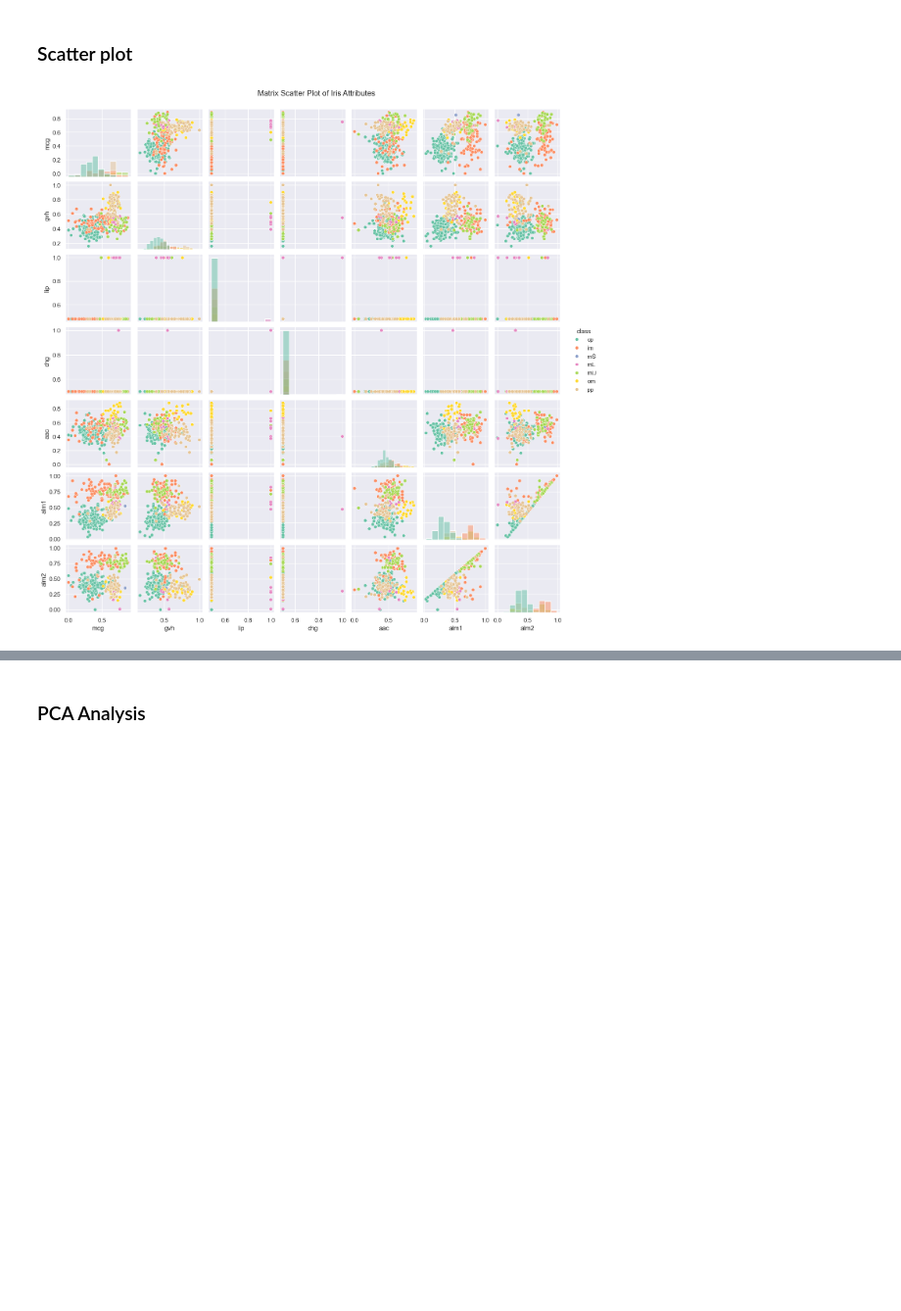
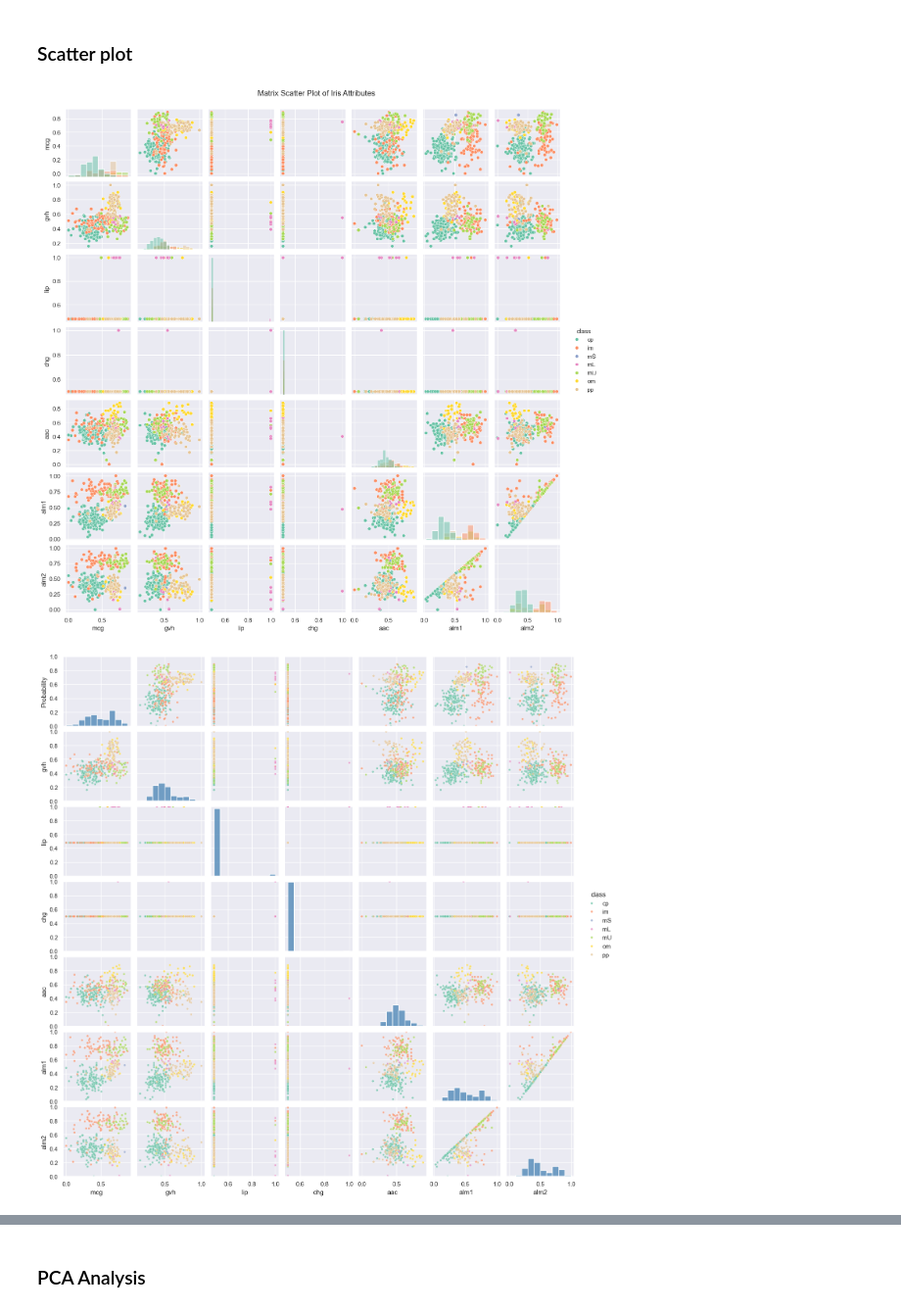
Before and after one commit to frejaroed/machine-learning-project-1, a Jupyter notebook: main.ipynb, the cells around one changed output, grey strips where cells are left out. Shown at 98% size. Drawn from its saved outputs; the diff is of its cells as text; code cells hidden in the pictures; blank space fills up the shorter version.

```diff
--- a/main.ipynb
+++ b/main.ipynb
@@ -166,10 +166,27 @@ data prior to the PC
 # %%
 # Or alternatively using Seaborn's pairplot which is more convenient for quick visualizations.
 sns.pairplot(df, hue="class", palette="Set2", diag_kind="hist", height=2.)
-plt.suptitle("Matrix Scatter Plot of Iris Attributes", y=1.02)
+
 plt.show()
+
+g = sns.pairplot(
+    df, hue="class", diag_kind=None, palette="Set2",
+    height=2., plot_kws=dict(s=15, alpha=0.7)
+)
+
+for i, var in enumerate(g.x_vars):
+    ax = g.axes[i, i]
+    ax.clear()  # ensure no diagonal artists remain
+    sns.histplot(df[var], bins=10, stat='probability',
+                 color='steelblue', edgecolor='white', ax=ax)
+    ax.set_ylim(0, 1)
+    ax.set_ylabel("Probability")
+
+
+plt.show()
 # %% [output]
-[figure, old version]
+[figure, new version]
+[figure, added]
 # %%
 sns.pairplot(df, diag_kind="hist", height=2.)
 plt.suptitle("Matrix Scatter Plot of Iris Attributes", y=1.02)
```
Also changed, not shown: parts of 2 cells of this notebook.
